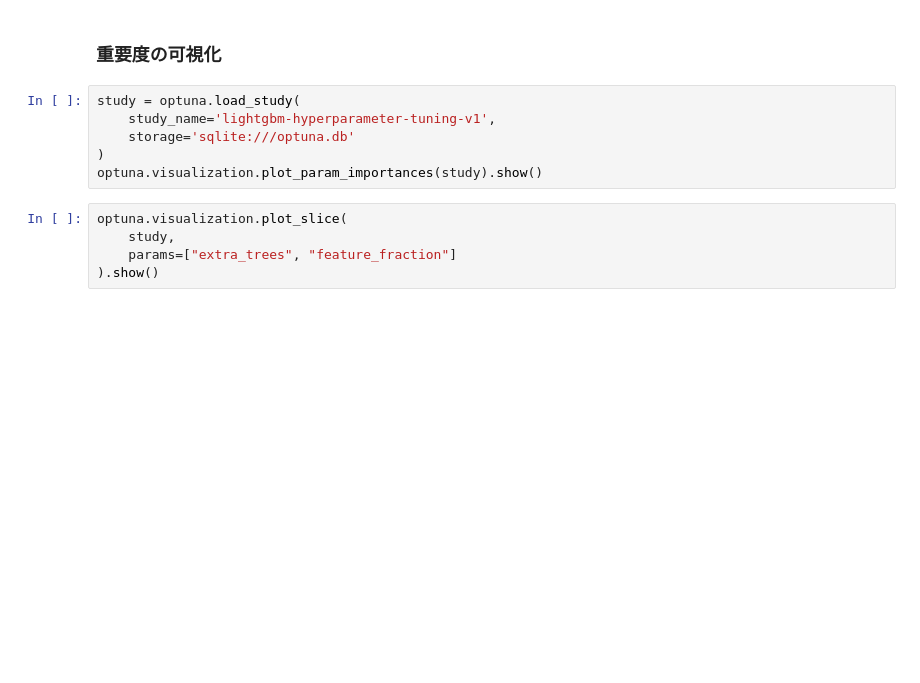
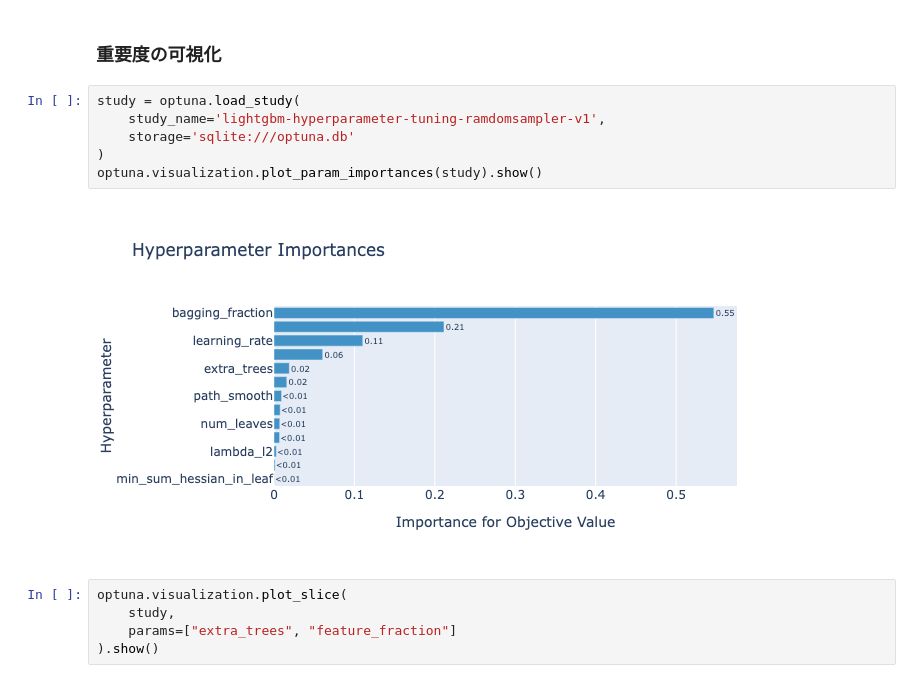
Before and after one commit to y-hiroki-radiotech/CT-dose-prediction, a Jupyter notebook: 4_hyperparameter_tuning.ipynb, the cells around one changed output. Saved outputs shown, nothing was run; the diff lists cells and outputs as text; blank space fills up the shorter version.

Commit message:
create hyperparameter

```diff
--- a/4_hyperparameter_tuning.ipynb
+++ b/4_hyperparameter_tuning.ipynb
@@ -101,10 +215,12 @@ study.optimize(objective, n_trials=100)
 ### 重要度の可視化
 # %%
 study = optuna.load_study(
-    study_name='lightgbm-hyperparameter-tuning-v1',
+    study_name='lightgbm-hyperparameter-tuning-ramdomsampler-v1',
     storage='sqlite:///optuna.db'
 )
 optuna.visualization.plot_param_importances(study).show()
+# %% [output]
+[figure, added]
 # %%
 optuna.visualization.plot_slice(
     study,
```
Also changed, not shown: parts of 3 cells of this notebook, 2 other files.
